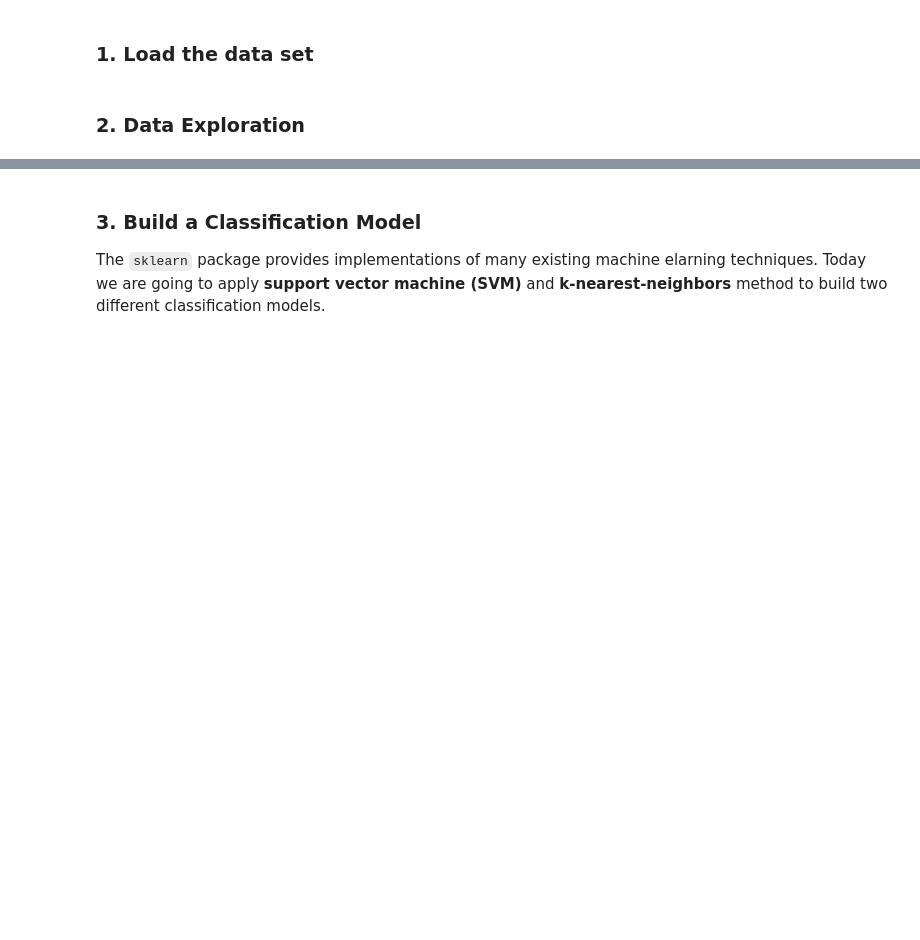
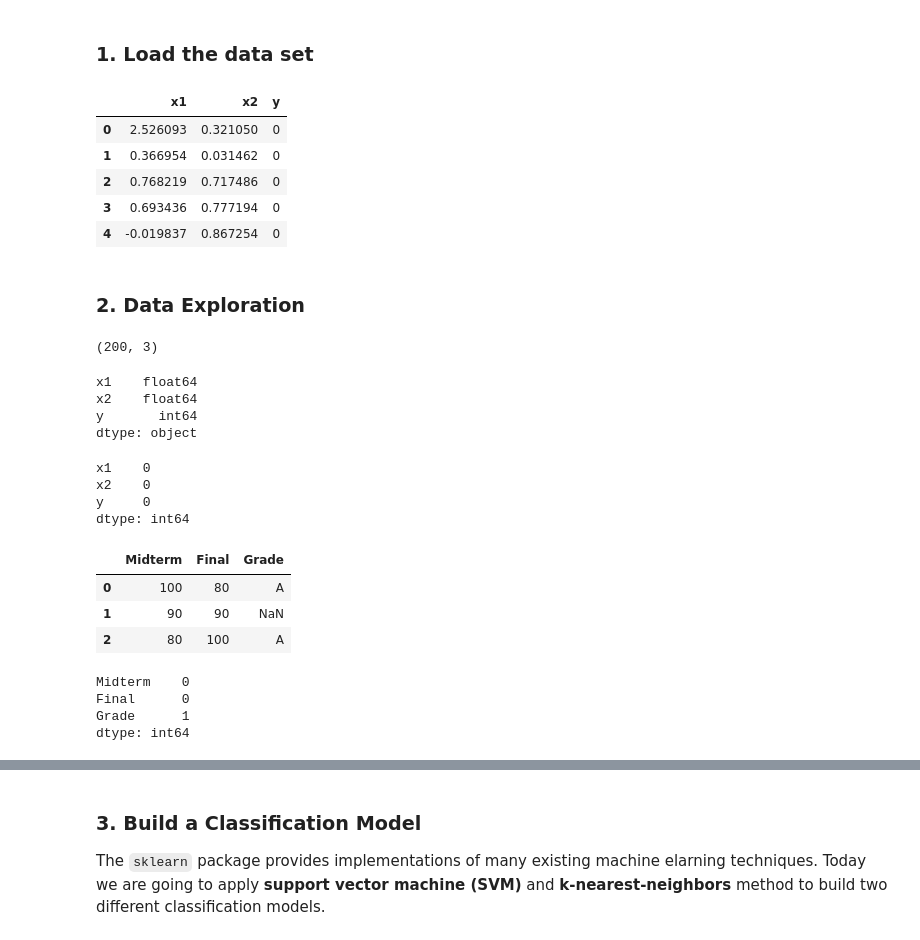
Before and after one commit to ch00226855/CMP414-765_Spring2020, a Jupyter notebook: Week3_Classification.ipynb, the cells around one changed output, grey strips where cells are left out. Saved outputs shown, nothing was run; the diff lists cells and outputs as text; code cells hidden in the pictures; blank space fills up the shorter version.

```diff
--- a/Week3_Classification.ipynb
+++ b/Week3_Classification.ipynb
@@ -16,20 +16,62 @@ import matplotlib.pyplot as plt
 # %%
 url = "https://raw.githubusercontent.com/empathy87/The-Elements-of-Statistical-Learning-Python-Notebooks/master/data/mixture.txt"
 # Open the url in web brower and learn its raw format
 
 # Load to Python as a data frame
-raw_data =
+raw_data = pd.read_csv(url, sep=',')
 
 # Display first 5 rows
+raw_data.head()
+# %% [output]
+|  | x1 | x2 | y |
+| 0 | 2.526093 | 0.321050 | 0 |
+| 1 | 0.366954 | 0.031462 | 0 |
+| 2 | 0.768219 | 0.717486 | 0 |
+| 3 | 0.693436 | 0.777194 | 0 |
+| 4 | -0.019837 | 0.867254 | 0 |
 # %% [markdown]
 ### 2. Data Exploration
 # %%
 # Show the size of the data set
+raw_data.shape
+# %% [output]
+(200, 3)
 # %%
 # Show the data type of each column
+raw_data.dtypes
+# %% [output]
+x1    float64
+x2    float64
+y       int64
+dtype: object
 # %%
 # Is there any missing values?
 pd.isnull(raw_data).sum()
+# %% [output]
+x1    0
+x2    0
+y     0
+dtype: int64
+# %%
+# Example: A data frame with missing values
+temp = pd.DataFrame({
+    "Midterm": [100, 90, 80],
+    "Final": [80, 90, 100],
+    "Grade": ['A', np.nan, 'A']
+})
+temp
+# %% [output]
+|  | Midterm | Final | Grade |
+| 0 | 100 | 80 | A |
+| 1 | 90 | 90 | NaN |
+| 2 | 80 | 100 | A |
+# %%
+pd.isnull(temp).sum()
+# %% [output]
+Midterm    0
+Final      0
+Grade      1
+dtype: int64
 # %%
 # DataFrame.info() is helpful
 raw_data.info()
```
Also changed, not shown: parts of 17 cells of this notebook.
